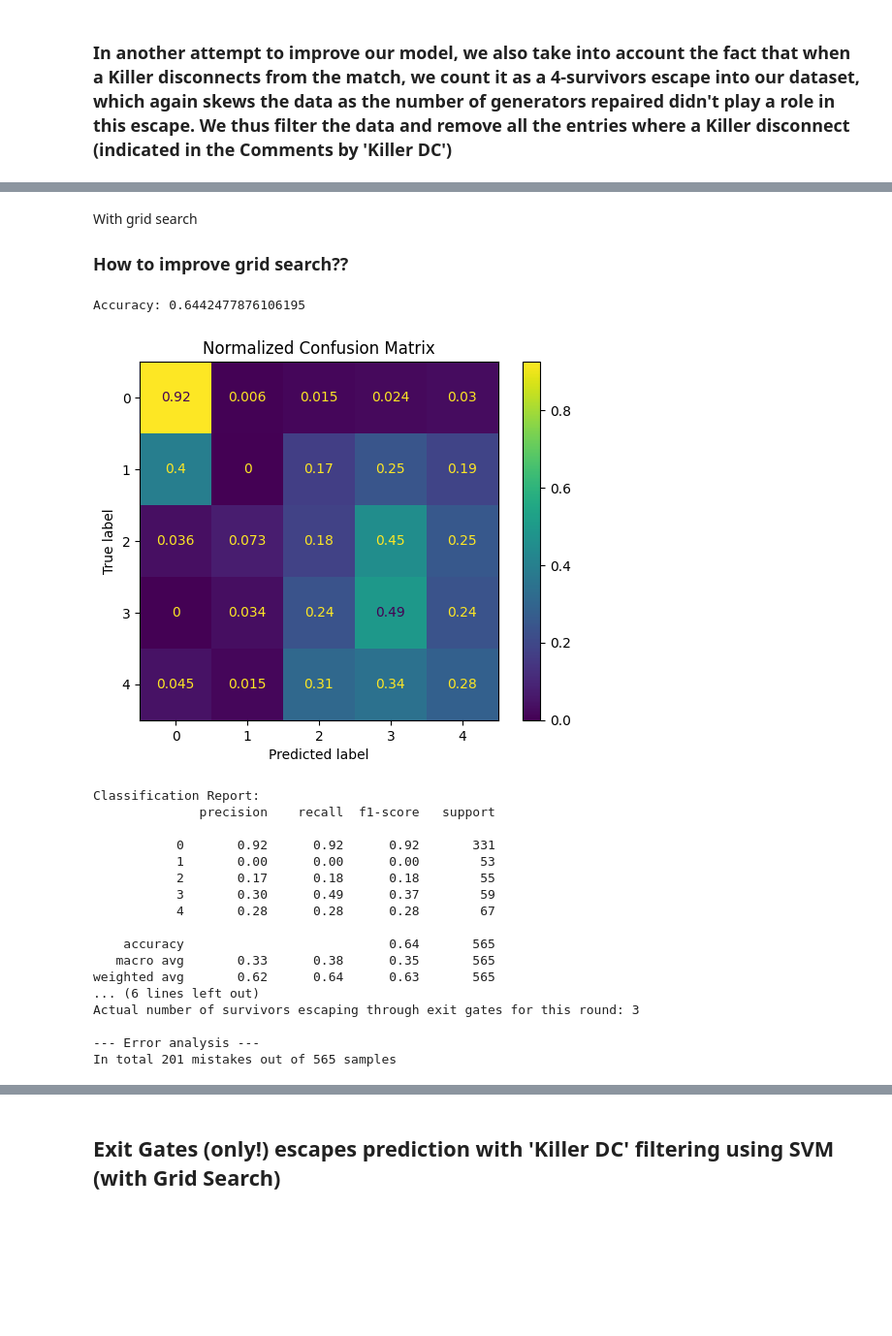
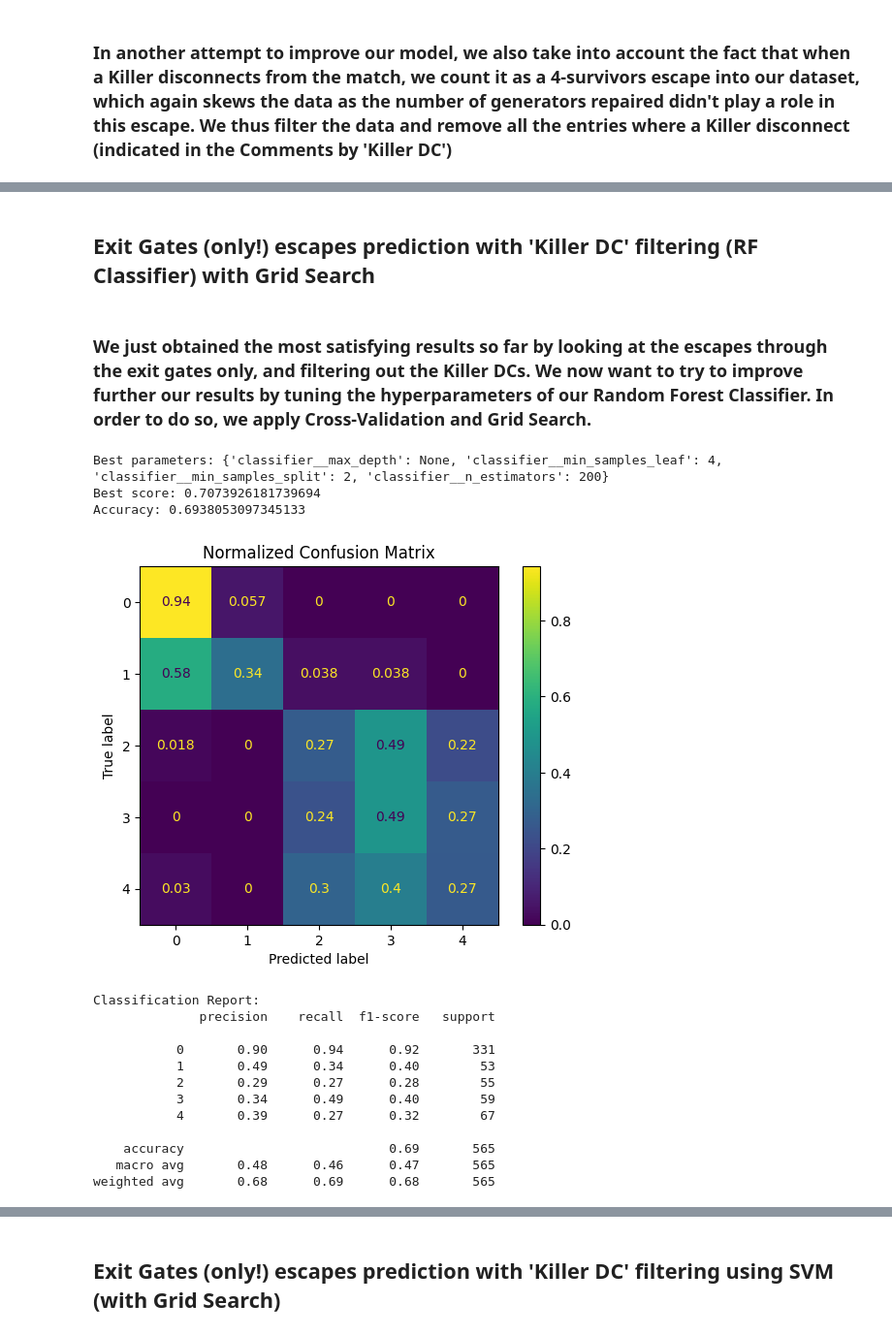
Before and after one commit to doubavitch/Dead-by-Daylight-Predictions, a Jupyter notebook: Dead by Daylight Predictions.ipynb, the cells around one changed output, grey strips where cells are left out. Shown at 97% size. Cells and saved outputs as stored; diff of their text form; code cells hidden in the pictures; blank space fills up the shorter version.

```diff
--- a/Dead by Daylight Predictions.ipynb
+++ b/Dead by Daylight Predictions.ipynb
@@ -455,7 +534,7 @@ Actual: 4, Predicted: 1
-# %% [markdown]
-With grid search
-
-### How to improve grid search??
+# %% [markdown]
+## Exit Gates (only!) escapes prediction with 'Killer DC' filtering (RF Classifier) with Grid Search
+# %% [markdown]
+### We just obtained the most satisfying results so far by looking at the escapes through the exit gates only, and filtering out the Killer DCs. We now want to try to improve further our results by tuning the hyperparameters of our Random Forest Classifier. In order to do so, we apply Cross-Validation and Grid Search.
 # %%
 # Filter out matches where 'Comments' contains 'Killer DC'
 data = data[~data['Comments'].str.contains('Killer DC', na=False)]
@@ -463,7 +542,7 @@ data = data[~data['Comments'].str.contains('Killer DC', na=False)]
 # Create the new target variable: number of survivors escaping through exit gates
 data['Nb Exit Gate Escapes'] = data['Nb Escaped Survivors'] - data['Nb Hatch escapes']
 
-# Define features and target
+# Define features and target variable
 features = data.drop(columns=['Nb Escaped Survivors', 'Nb Hatch escapes', 'Comments', 'SBMM', 'Season', 'Nb Exit Gate Escapes'])
 target = data['Nb Exit Gate Escapes']
 
@@ -486,14 +565,15 @@ model = Pipeline(steps=[
 
 # Define the hyperparameters grid for RandomForestClassifier
 param_grid = {
-    'classifier__n_estimators': [50, 100, 200],
-    'classifier__max_depth': [None, 10, 20, 30],
-    'classifier__min_samples_split': [2, 5, 10],
-    'classifier__min_samples_leaf': [1, 2, 4]
+    'classifier__n_estimators': [50, 100, 200], # number of trees in the forest
+    'classifier__max_depth': [None, 10, 20, 30], # max number of levels in each decision tree
+    'classifier__min_samples_split': [2, 5, 10], # min number of data points placed in a node before the node is split
+    'classifier__min_samples_leaf': [1, 2, 4] # min number of data points allowed in a leaf node
 }
 
-# Creation of the Grid Search
+# Perform GridSearchCV to find the best parameters
 grid_search = GridSearchCV(estimator=model, param_grid=param_grid, cv=5, n_jobs=-1, scoring='accuracy')
+# n_jobs = -1 -> using all processors
 
 # Split the data into training and testing sets
 X_train, X_test, y_train, y_test = train_test_split(features, target, test_size=0.2, random_state=42)
@@ -503,6 +583,10 @@ grid_search.fit(X_train, y_train)
 
 # Get the best model from GridSearchCV
 best_model = grid_search.best_estimator_
+
+# Output the best parameters and score
+print(f'Best parameters: {grid_search.best_params_}')
+print(f'Best score: {grid_search.best_score_}')
 
 # Make predictions
 y_pred = best_model.predict(X_test)
@@ -515,7 +599,7 @@ print(f'Accuracy: {accuracy}')
 class_names = np.arange(0, 5)
 conf_matrix = confusion_matrix(y_test, y_pred, labels=class_names)
 
-# Normalize the confusion matrix
+# Normalize the confusion matrix (the supports are unbalanced, so this is allows for better interpretability)
 conf_matrix_normalized = conf_matrix.astype('float') / conf_matrix.sum(axis=1)[:, np.newaxis]
 
 disp = ConfusionMatrixDisplay(confusion_matrix=conf_matrix_normalized, display_labels=class_names)
@@ -525,49 +609,68 @@ plt.show()
 
 # Classification Report
 print('Classification Report:')
 print(classification_report(y_test, y_pred))
+
+# ROC Curves for each class
+fpr = {}
+tpr = {}
+roc_auc = {}
+
+for i in class_names:
+    fpr[i], tpr[i], _ = roc_curve(y_test == i, best_model.predict_proba(X_test)[:, i])
+    roc_auc[i] = auc(fpr[i], tpr[i])
+
+plt.figure()
+for i in class_names:
+    plt.plot(fpr[i], tpr[i], label=f'Class {i} (area = {roc_auc[i]:0.2f})')
+
+plt.plot([0, 1], [0, 1], 'k--')
+plt.xlim([0.0, 1.0])
+plt.ylim([0.0, 1.05])
+plt.xlabel('False Positive Rate')
+plt.ylabel('True Positive Rate')
+plt.title('ROC Curves for each class')
+plt.legend(loc="lower right")
+plt.show()
 
 # Example prediction
 example = X_test.iloc[0:1]
 predicted_exit_gate_escapes = best_model.predict(example)
 actual_exit_gate_escapes = y_test.iloc[0]
 print(f'--- Example prediction ---')
 print(f'Given features: \n{example}')
 print(f'Predicted number of survivors escaping through exit gates for this round: {predicted_exit_gate_escapes[0]}')
 print(f'Actual number of survivors escaping through exit gates for this round: {actual_exit_gate_escapes}')
 
 # Error analysis
 err = []
 for i in range(len(y_test)):
     if y_test.iloc[i] != y_pred[i]:
         err.append(i)
 
 print(f'\n--- Error analysis ---')
 print(f'In total {len(err)} mistakes out of {len(y_test)} samples')
 
 for i in tqdm(range(len(err))):
     index = err[i]
     print(f'Mistake {i+1}:')
     print(f'Features: \n{X_test.iloc[index]}')
     print(f'Actual: {y_test.iloc[index]}, Predicted: {y_pred[index]}')
     print('-' * 50)
 # %% [output]
-Accuracy: 0.6442477876106195
+Best parameters: {'classifier__max_depth': None, 'classifier__min_samples_leaf': 4, 'classifier__min_samples_split': 2, 'classifier__n_estimators': 200}
+Best score: 0.7073926181739694
+Accuracy: 0.6938053097345133
-[figure, old version]
+[figure, new version]
 Classification Report:
               precision    recall  f1-score   support
 
-           0       0.92      0.92      0.92       331
-           1       0.00      0.00      0.00        53
-           2       0.17      0.18      0.18        55
-           3       0.30      0.49      0.37        59
-           4       0.28      0.28      0.28        67
+           0       0.90      0.94      0.92       331
+           1       0.49      0.34      0.40        53
+           2       0.29      0.27      0.28        55
+           3       0.34      0.49      0.40        59
+           4       0.39      0.27      0.32        67
 
-    accuracy                           0.64       565
-   macro avg       0.33      0.38      0.35       565
-weighted avg       0.62      0.64      0.63       565
-... (6 lines left out)
-Actual number of survivors escaping through exit gates for this round: 3
-
---- Error analysis ---
-In total 201 mistakes out of 565 samples
+    accuracy                           0.69       565
+   macro avg       0.48      0.46      0.47       565
+weighted avg       0.68      0.69      0.68       565
```
Also changed, not shown: parts of 20 cells of this notebook.
